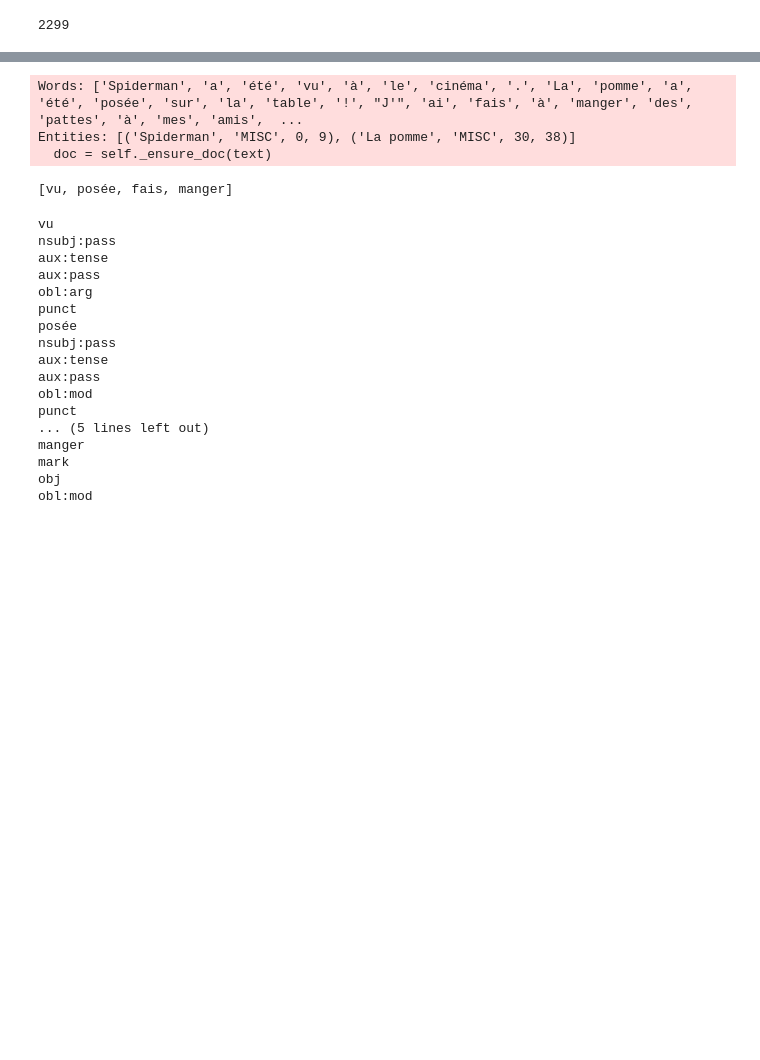
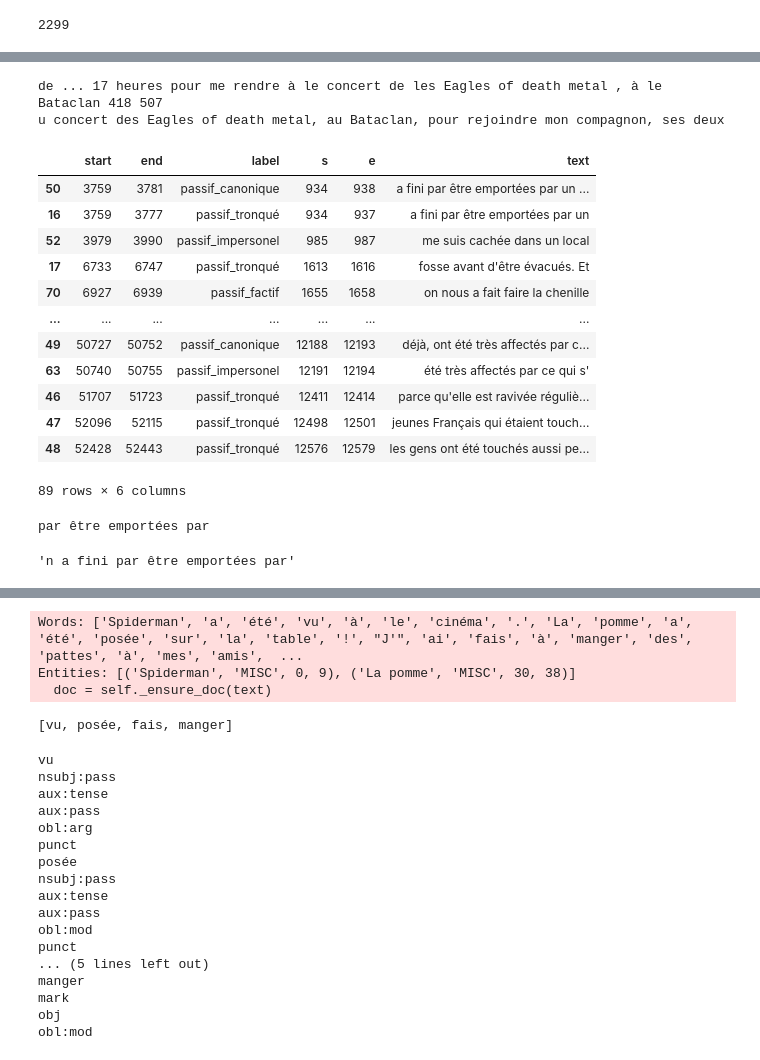
Before and after one commit to binbin83/passive_detection_app, a Jupyter notebook: notebook/draft.ipynb, the cells around one changed output, grey strips where cells are left out. Drawn from its saved outputs; the diff is of its cells as text; code cells hidden in the pictures; blank space fills up the shorter version.

```diff
--- a/notebook/draft.ipynb
+++ b/notebook/draft.ipynb
@@ -44,0 +397,16 @@ nlp = spacy_stanza.load_pipeline("fr" )
+# %%
+
+e = example.replace("\n","")
+doc = nlp(e)
+# %%
+span = doc[100:120]
+a = span.start_char
+b =  span.end_char
+
+print(span.text, span.start_char, span.end_char)
+print(e[a:b])
+# %% [output]
+de ... 17 heures pour me rendre à le concert de les Eagles of death metal , à le Bataclan 418 507
+u concert des Eagles of death metal, au Bataclan, pour rejoindre mon compagnon, ses deux
+# %%
+analyzer = PassivePyAnalyzer(nlp = nlp)
@@ -44,0 +425,24 @@ nlp = spacy_stanza.load_pipeline("fr" )
+# %%
+df_test.sort_values("start")
+# %% [output]
+|  | start | end | label | s | e | text |
+| 50 | 3759 | 3781 | passif_canonique | 934 | 938 | a fini par être emportées par un ... |
+| 16 | 3759 | 3777 | passif_tronqué | 934 | 937 | a fini par être emportées par un |
+| 52 | 3979 | 3990 | passif_impersonel | 985 | 987 | me suis cachée dans un local |
+| 17 | 6733 | 6747 | passif_tronqué | 1613 | 1616 | fosse avant d'être évacués. Et |
+| 70 | 6927 | 6939 | passif_factif | 1655 | 1658 | on nous a fait faire la chenille |
+| ... | ... | ... | ... | ... | ... | ... |
+| 49 | 50727 | 50752 | passif_canonique | 12188 | 12193 | déjà, ont été très affectés par c... |
+| 63 | 50740 | 50755 | passif_impersonel | 12191 | 12194 | été très affectés par ce qui s' |
+| 46 | 51707 | 51723 | passif_tronqué | 12411 | 12414 | parce qu'elle est ravivée réguliè... |
+| 47 | 52096 | 52115 | passif_tronqué | 12498 | 12501 | jeunes Français qui étaient touch... |
+| 48 | 52428 | 52443 | passif_tronqué | 12576 | 12579 | les gens ont été touchés aussi pe... |
+89 rows × 6 columns
+# %%
+doc[934:938]
+# %% [output]
+par être emportées par
+# %%
+example[3750:3781]
+# %% [output]
+'n a fini par être emportées par'
```
Also changed, not shown: parts of 35 cells of this notebook.
